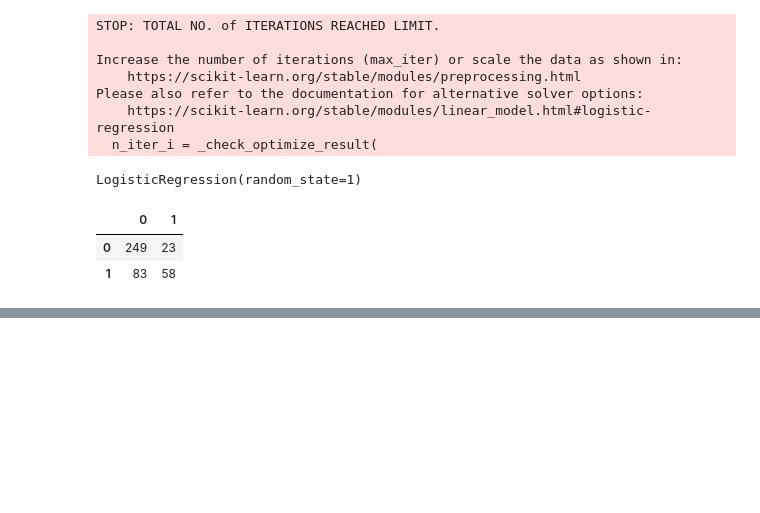
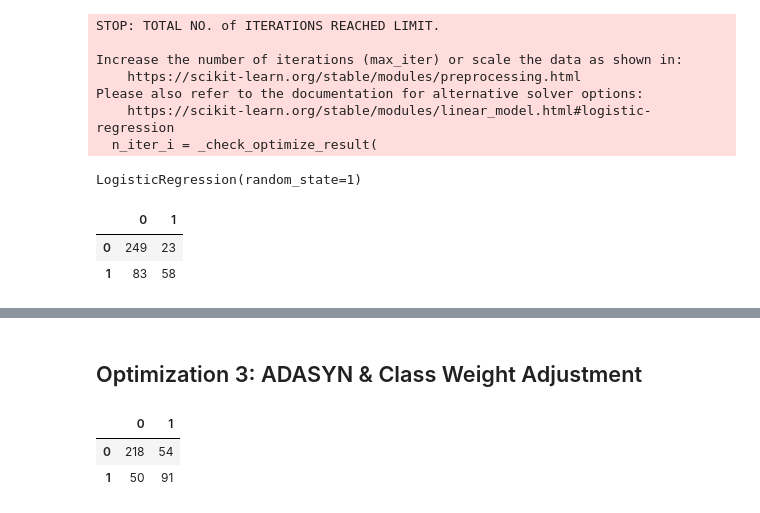
Before and after one commit to Musiholic/NCAA-March-Madness, a Jupyter notebook: Madness Logistic Regression.ipynb, the cells around one changed output, grey strips where cells are left out. Saved outputs shown, nothing was run; the diff lists cells and outputs as text; code cells hidden in the pictures; blank space fills up the shorter version.

```diff
--- a/Madness Logistic Regression.ipynb
+++ b/Madness Logistic Regression.ipynb
@@ -162,0 +285,45 @@ weighted avg       0.74      0.74      0.72       413
+# %% [markdown]
+## Optimization 3: ADASYN & Class Weight Adjustment ##
+# %%
+
+# Read the dataset
+super_data_df = pd.read_csv("Resources/madness_label_final_data.csv")
+
+# Drop unnecessary columns
+X = super_data_df.drop(columns=["Years", "Madness", "Team"])
+y = super_data_df["Madness"]
+
+# Apply preprocessing to handle string columns
+X['PTS'] = X['PTS'].str.replace(',', '').astype(float)
+X['DRebs'] = X['DRebs'].str.replace(',', '').astype(float)
+X['REB'] = X['REB'].str.replace(',', '').astype(float)
+X['FGM_y'] = X['FGM_y'].str.replace(',', '').astype(float)
+X['FGA_y'] = X['FGA_y'].str.replace(',', '').astype(float)
+X['FTA'] = X['FTA'].str.replace(',', '').astype(float)
+
+# Split the data using train_test_split
+X_train, X_test, y_train, y_test = train_test_split(X, y, random_state=42)
+
+# Apply ADASYN to handle class imbalance
+adasyn = ADASYN(random_state=42)
+X_train_resampled, y_train_resampled = adasyn.fit_resample(X_train, y_train)
+
+# Feature scaling
+scaler = StandardScaler()
+X_train_resampled_scaled = scaler.fit_transform(X_train_resampled)
+X_test_scaled = scaler.transform(X_test)
+
+# Initialize and train the logistic regression model
+lr_model = LogisticRegression(class_weight={0: 1.1, 1: 0.9}, random_state=1)
+lr_model.fit(X_train_resampled_scaled, y_train_resampled)
+
+# Make predictions
+lr_prediction = lr_model.predict(X_test_scaled)
+# %%
+cm_imbalanced = confusion_matrix(y_test, lr_prediction)
+cm_imbalanced_df = pd.DataFrame(cm_imbalanced)
+cm_imbalanced_df
+# %% [output]
+|  | 0 | 1 |
+| 0 | 218 | 54 |
+| 1 | 50 | 91 |
```
Also changed, not shown: parts of 14 cells of this notebook, 4 other files.
